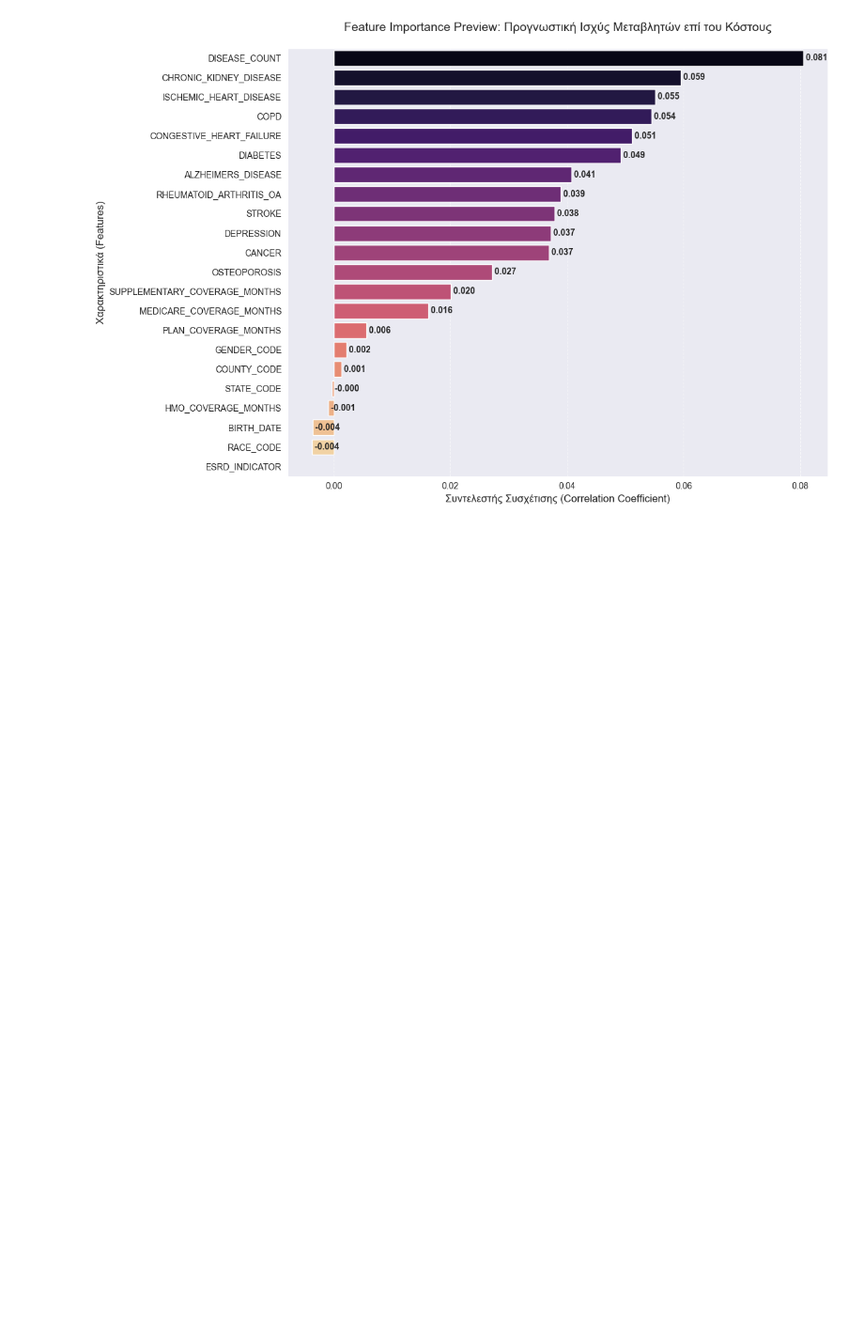
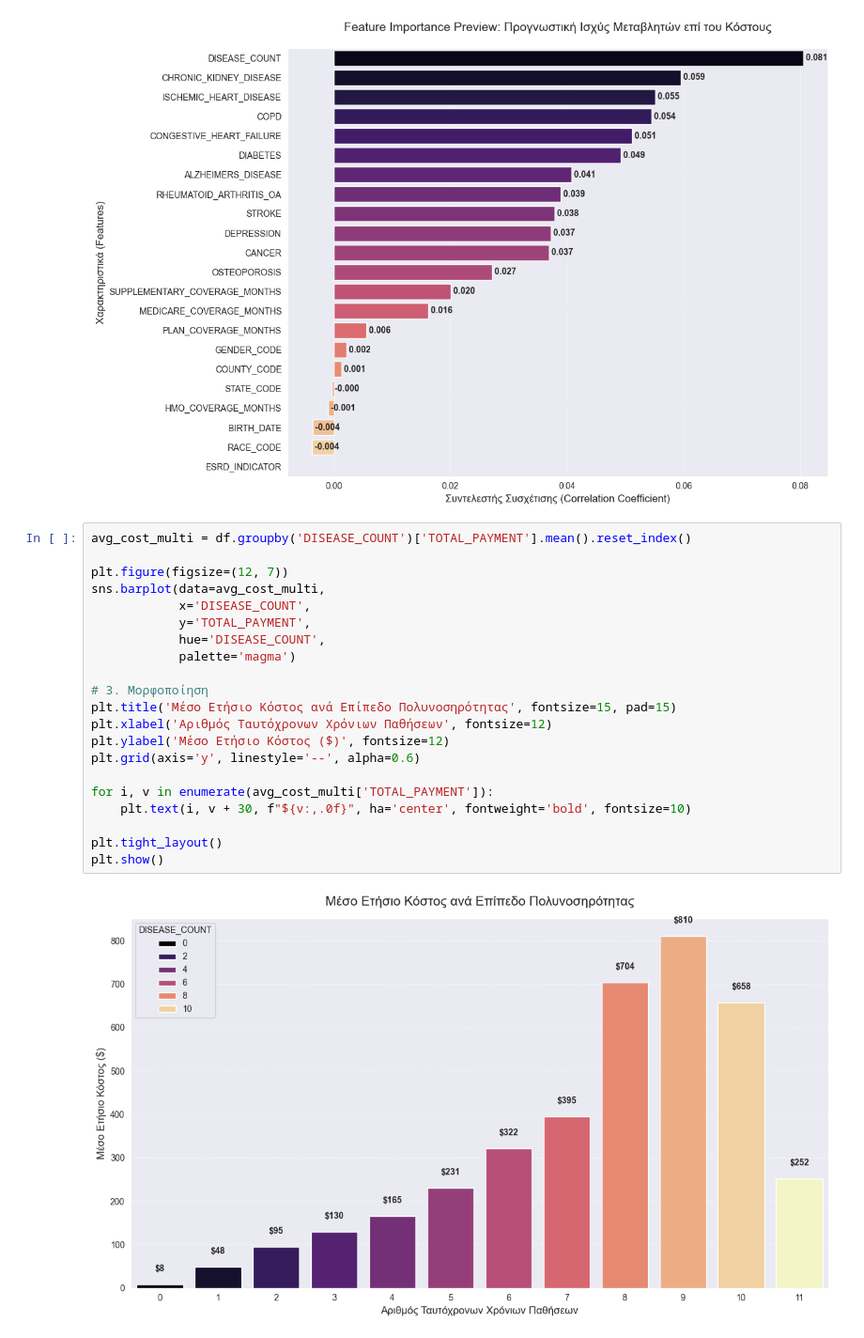
Before and after one commit to ClassiKaL1/medicare-data-mining, a Jupyter notebook: notebooks/Exploratory_Data_Analysis_and_Trends_2008_2010.ipynb, the cells around one changed output. Shown at 94% size. Drawn from its saved outputs; the diff is of its cells as text; blank space fills up the shorter version.

```diff
--- a/notebooks/Exploratory_Data_Analysis_and_Trends_2008_2010.ipynb
+++ b/notebooks/Exploratory_Data_Analysis_and_Trends_2008_2010.ipynb
@@ -451,3 +474,26 @@ plt.tight_layout()
 plt.show()
 # %% [output]
 [figure]
+# %%
+avg_cost_multi = df.groupby('DISEASE_COUNT')['TOTAL_PAYMENT'].mean().reset_index()
+
+plt.figure(figsize=(12, 7))
+sns.barplot(data=avg_cost_multi,
+            x='DISEASE_COUNT',
+            y='TOTAL_PAYMENT',
+            hue='DISEASE_COUNT',
+            palette='magma')
+
+# 3. Μορφοποίηση
+plt.title('Μέσο Ετήσιο Κόστος ανά Επίπεδο Πολυνοσηρότητας', fontsize=15, pad=15)
+plt.xlabel('Αριθμός Ταυτόχρονων Χρόνιων Παθήσεων', fontsize=12)
+plt.ylabel('Μέσο Ετήσιο Κόστος ($)', fontsize=12)
+plt.grid(axis='y', linestyle='--', alpha=0.6)
+
+for i, v in enumerate(avg_cost_multi['TOTAL_PAYMENT']):
+    plt.text(i, v + 30, f"${v:,.0f}", ha='center', fontweight='bold', fontsize=10)
+
+plt.tight_layout()
+plt.show()
+# %% [output]
+[figure, added]
```
Also changed, not shown: parts of 5 cells of this notebook.
